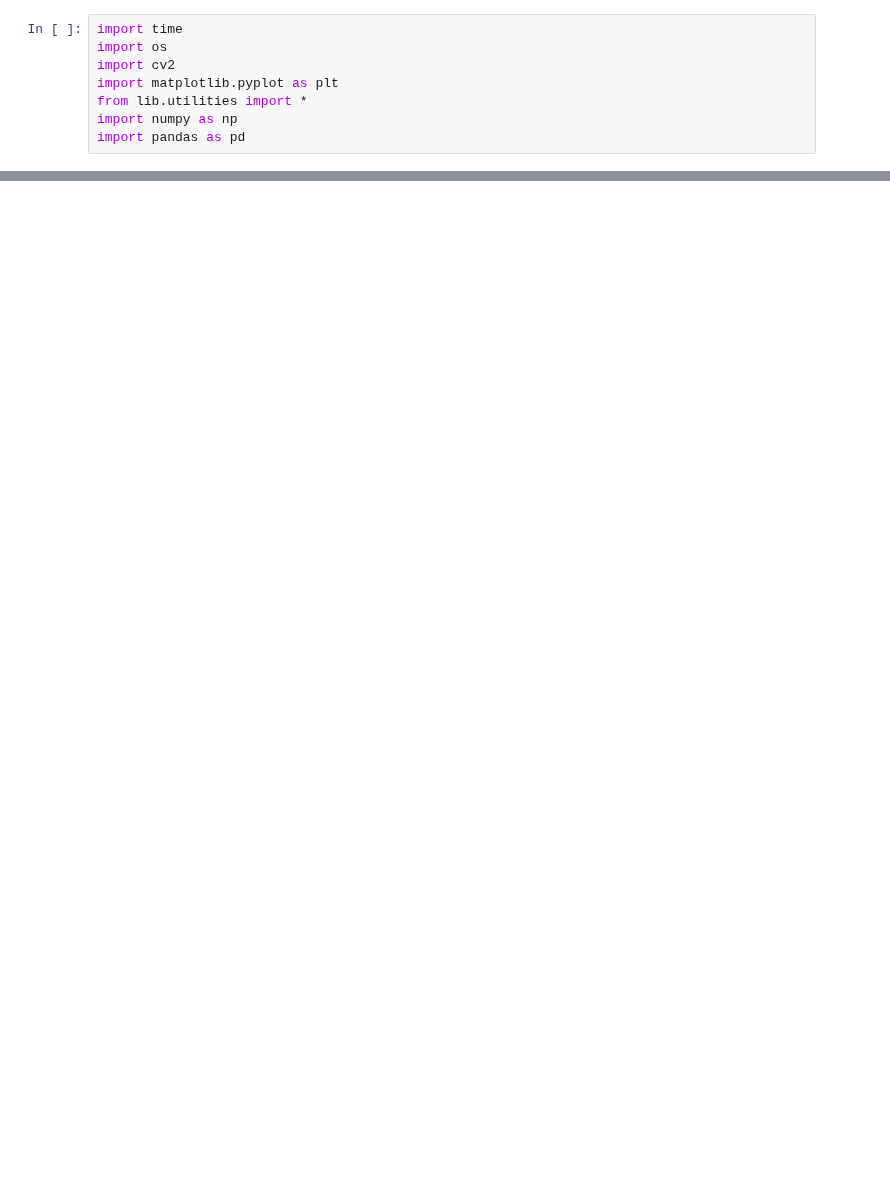
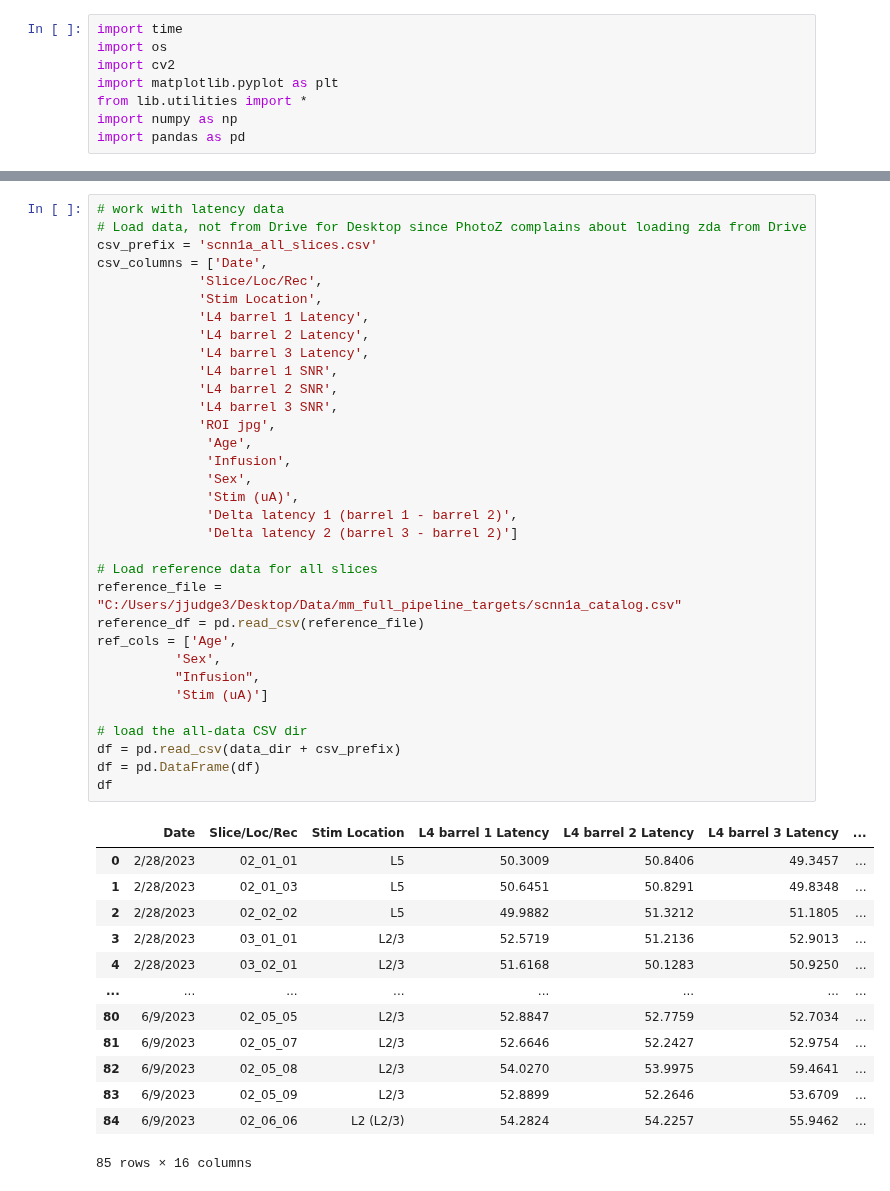
Before and after one commit to john-judge/TSM-to-ZDA, a Jupyter notebook: Figures_June2023.ipynb, the cells around one changed output, grey strips where cells are left out. Cells and saved outputs as stored; diff of their text form; blank space fills up the shorter version.

```diff
--- a/Figures_June2023.ipynb
+++ b/Figures_June2023.ipynb
@@ -46,0 +55,47 @@ NameError: name 'stim_site' is not defined
+# %%
+# work with latency data
+# Load data, not from Drive for Desktop since PhotoZ complains about loading zda from Drive
+csv_prefix = 'scnn1a_all_slices.csv'
+csv_columns = ['Date',
+             'Slice/Loc/Rec',
+             'Stim Location',
+             'L4 barrel 1 Latency',
+             'L4 barrel 2 Latency',
+             'L4 barrel 3 Latency',
+             'L4 barrel 1 SNR',
+             'L4 barrel 2 SNR',
+             'L4 barrel 3 SNR',
+             'ROI jpg',
+              'Age',
+              'Infusion',
+              'Sex',
+              'Stim (uA)',
+              'Delta latency 1 (barrel 1 - barrel 2)',
+              'Delta latency 2 (barrel 3 - barrel 2)']
+
+# Load reference data for all slices
+reference_file = "C:/Users/jjudge3/Desktop/Data/mm_full_pipeline_targets/scnn1a_catalog.csv"
+reference_df = pd.read_csv(reference_file)
+ref_cols = ['Age',
+          'Sex',
+          "Infusion",
+          'Stim (uA)']
+
+# load the all-data CSV dir
+df = pd.read_csv(data_dir + csv_prefix)
+df = pd.DataFrame(df)
+df
+# %% [output]
+|  | Date | Slice/Loc/Rec | Stim Location | L4 barrel 1 Latency | L4 barrel 2 Latency | L4 barrel 3 Latency | ... |
+| 0 | 2/28/2023 | 02_01_01 | L5 | 50.3009 | 50.8406 | 49.3457 | ... |
+| 1 | 2/28/2023 | 02_01_03 | L5 | 50.6451 | 50.8291 | 49.8348 | ... |
+| 2 | 2/28/2023 | 02_02_02 | L5 | 49.9882 | 51.3212 | 51.1805 | ... |
+| 3 | 2/28/2023 | 03_01_01 | L2/3 | 52.5719 | 51.2136 | 52.9013 | ... |
+| 4 | 2/28/2023 | 03_02_01 | L2/3 | 51.6168 | 50.1283 | 50.9250 | ... |
+| ... | ... | ... | ... | ... | ... | ... | ... |
+| 80 | 6/9/2023 | 02_05_05 | L2/3 | 52.8847 | 52.7759 | 52.7034 | ... |
+| 81 | 6/9/2023 | 02_05_07 | L2/3 | 52.6646 | 52.2427 | 52.9754 | ... |
+| 82 | 6/9/2023 | 02_05_08 | L2/3 | 54.0270 | 53.9975 | 59.4641 | ... |
+| 83 | 6/9/2023 | 02_05_09 | L2/3 | 52.8899 | 52.2646 | 53.6709 | ... |
+| 84 | 6/9/2023 | 02_06_06 | L2 (L2/3) | 54.2824 | 54.2257 | 55.9462 | ... |
+85 rows × 16 columns
```
Also changed, not shown: parts of 5 cells of this notebook, 1 other file.
